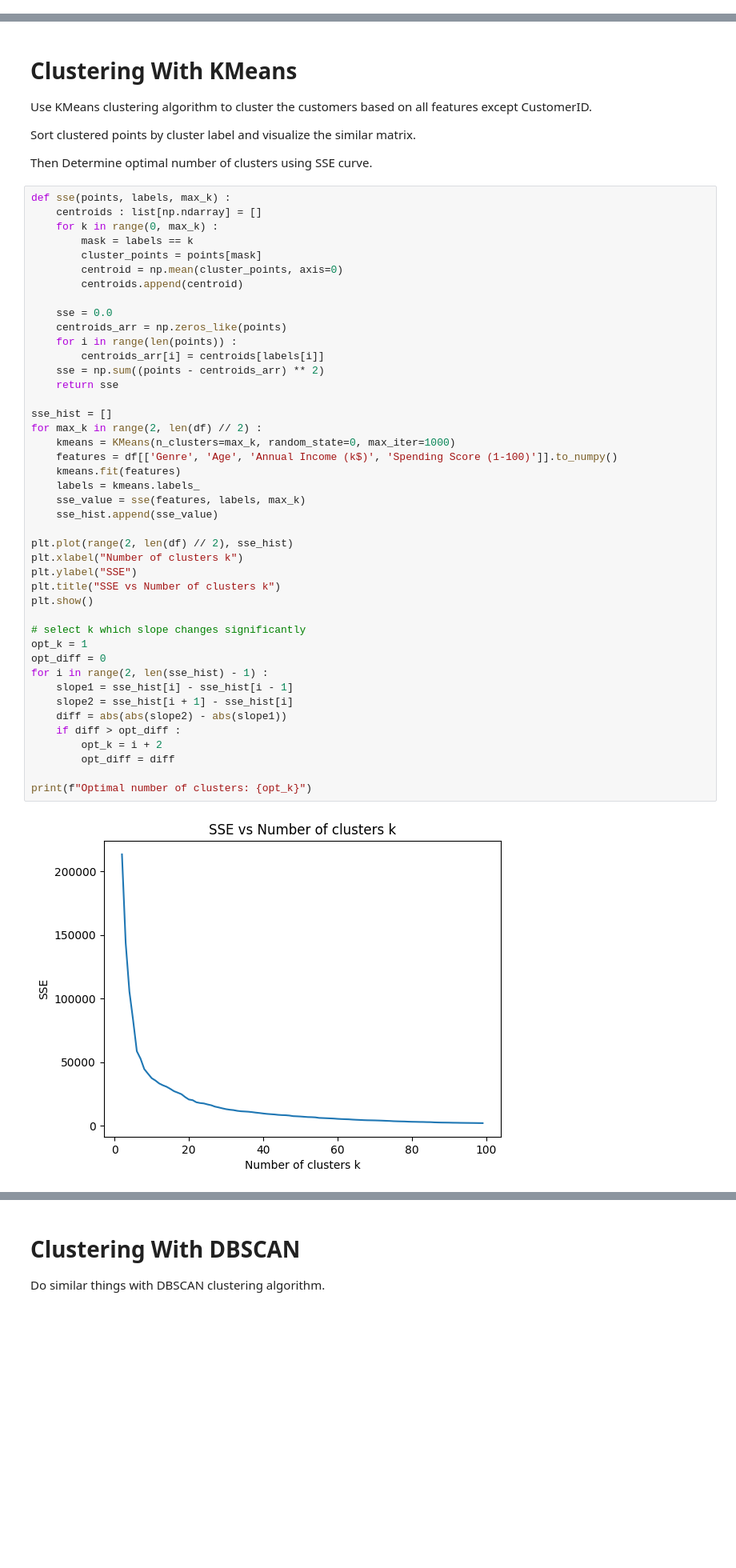
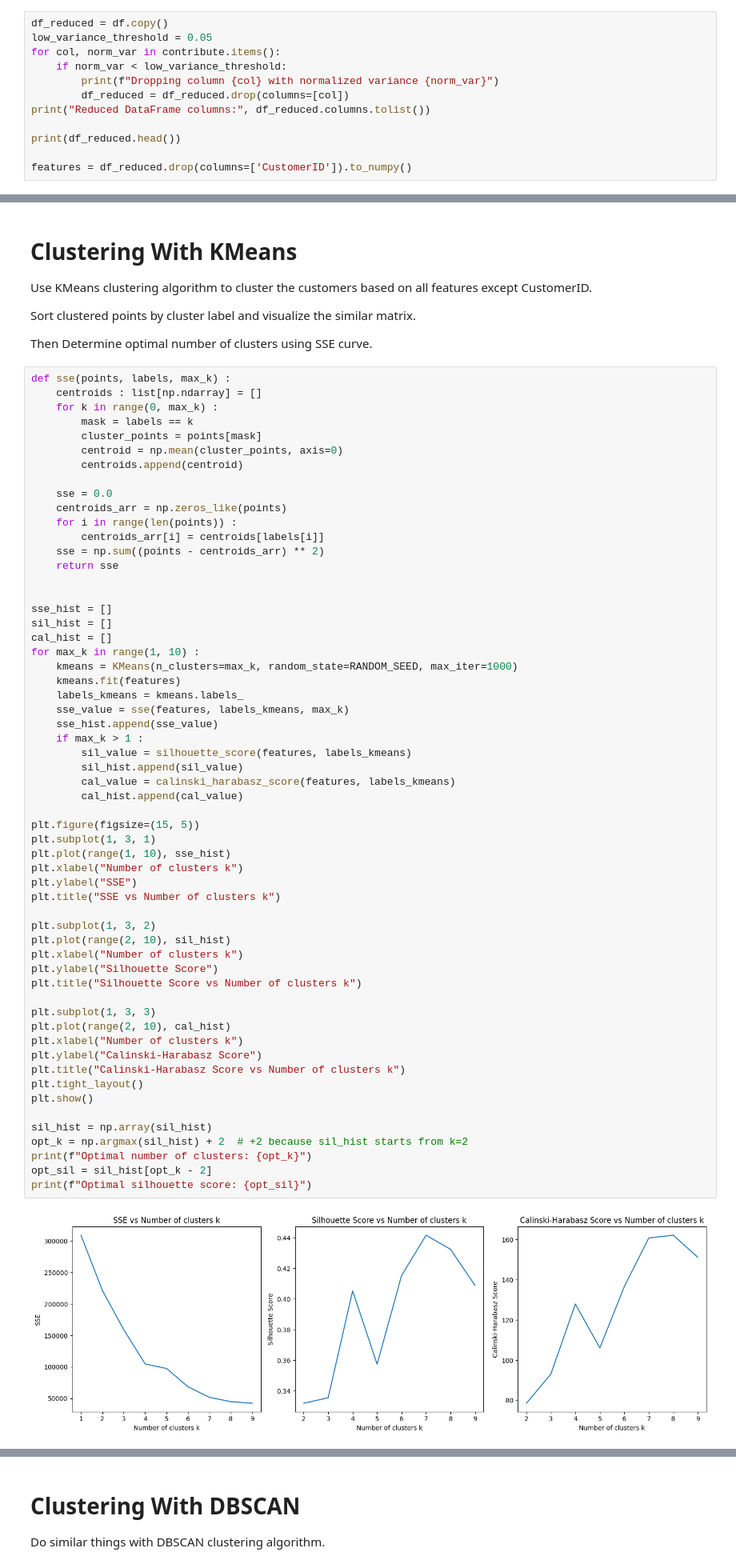
Before and after one commit to juruohejiarui/Homework-AIAA3111-Project, a Jupyter notebook: main_process.ipynb, the cells around one changed output, grey strips where cells are left out. Shown at 80% size. Drawn from its saved outputs; the diff is of its cells as text; blank space fills up the shorter version.

Commit message:
Add analysis of clusters

```diff
--- a/main_process.ipynb
+++ b/main_process.ipynb
@@ -59,0 +81,12 @@ print(df.head())
+# %%
+df_reduced = df.copy()
+low_variance_threshold = 0.05
+for col, norm_var in contribute.items():
+	if norm_var < low_variance_threshold:
+		print(f"Dropping column {col} with normalized variance {norm_var}")
+		df_reduced = df_reduced.drop(columns=[col])
+print("Reduced DataFrame columns:", df_reduced.columns.tolist())
+
+print(df_reduced.head())
+
+features = df_reduced.drop(columns=['CustomerID']).to_numpy()
@@ -68,45 +109,60 @@ Then Determine optimal number of clusters using SSE curve.
 # %%
 def sse(points, labels, max_k) :
 	centroids : list[np.ndarray] = []
 	for k in range(0, max_k) :
 		mask = labels == k
 		cluster_points = points[mask]
 		centroid = np.mean(cluster_points, axis=0)
 		centroids.append(centroid)
 
 	sse = 0.0
 	centroids_arr = np.zeros_like(points)
 	for i in range(len(points)) :
 		centroids_arr[i] = centroids[labels[i]]
 	sse = np.sum((points - centroids_arr) ** 2)
 	return sse
 
+
 sse_hist = []
-for max_k in range(2, len(df) // 2) :
-	kmeans = KMeans(n_clusters=max_k, random_state=0, max_iter=1000)
-	features = df[['Genre', 'Age', 'Annual Income (k$)', 'Spending Score (1-100)']].to_numpy()
+sil_hist = []
+cal_hist = []
+for max_k in range(1, 10) :
+	kmeans = KMeans(n_clusters=max_k, random_state=RANDOM_SEED, max_iter=1000)
 	kmeans.fit(features)
-	labels = kmeans.labels_
-	sse_value = sse(features, labels, max_k)
+	labels_kmeans = kmeans.labels_
+	sse_value = sse(features, labels_kmeans, max_k)
 	sse_hist.append(sse_value)
+	if max_k > 1 :
+		sil_value = silhouette_score(features, labels_kmeans)
+		sil_hist.append(sil_value)
+		cal_value = calinski_harabasz_score(features, labels_kmeans)
+		cal_hist.append(cal_value)
 
-plt.plot(range(2, len(df) // 2), sse_hist)
+plt.figure(figsize=(15, 5))
+plt.subplot(1, 3, 1)
+plt.plot(range(1, 10), sse_hist)
 plt.xlabel("Number of clusters k")
 plt.ylabel("SSE")
 plt.title("SSE vs Number of clusters k")
+
+plt.subplot(1, 3, 2)
+plt.plot(range(2, 10), sil_hist)
+plt.xlabel("Number of clusters k")
+plt.ylabel("Silhouette Score")
+plt.title("Silhouette Score vs Number of clusters k")
+
+plt.subplot(1, 3, 3)
+plt.plot(range(2, 10), cal_hist)
+plt.xlabel("Number of clusters k")
+plt.ylabel("Calinski-Harabasz Score")
+plt.title("Calinski-Harabasz Score vs Number of clusters k")
+plt.tight_layout()
 plt.show()
 
-# select k which slope changes significantly
-opt_k = 1
-opt_diff = 0
-for i in range(2, len(sse_hist) - 1) :
-	slope1 = sse_hist[i] - sse_hist[i - 1]
-	slope2 = sse_hist[i + 1] - sse_hist[i]
-	diff = abs(abs(slope2) - abs(slope1))
-	if diff > opt_diff :
-		opt_k = i + 2
-		opt_diff = diff
-
+sil_hist = np.array(sil_hist)
+opt_k = np.argmax(sil_hist) + 2  # +2 because sil_hist starts from k=2
 print(f"Optimal number of clusters: {opt_k}")
+opt_sil = sil_hist[opt_k - 2]
+print(f"Optimal silhouette score: {opt_sil}")
 # %% [output]
-[figure, old version]
+[figure, new version]
```
Also changed, not shown: parts of 17 cells of this notebook, 1 other file.
